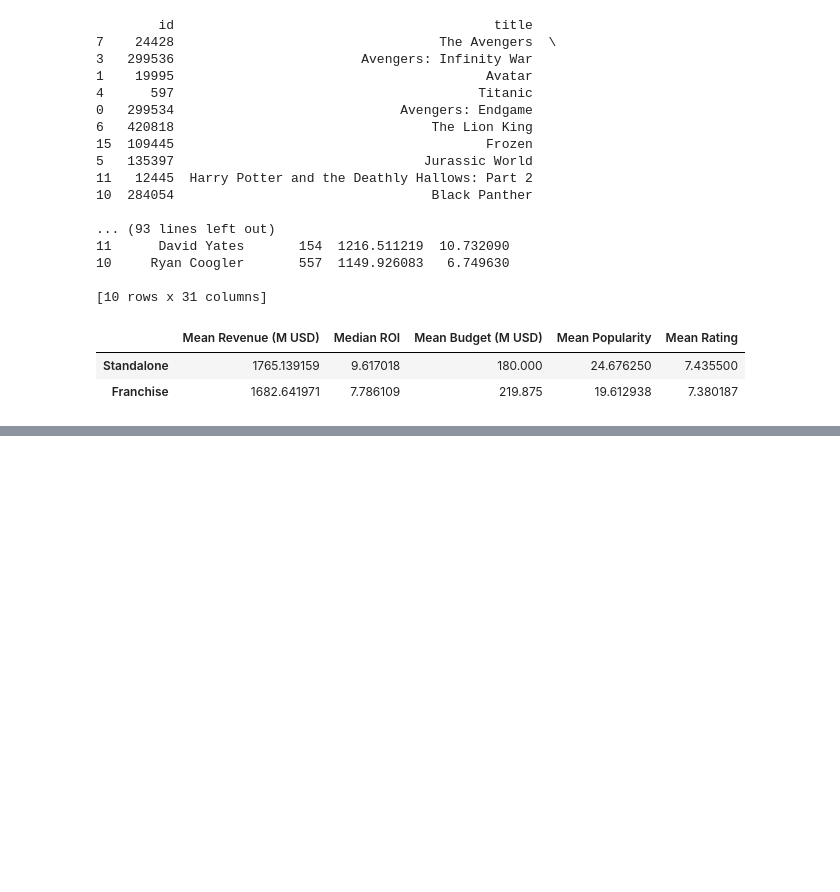
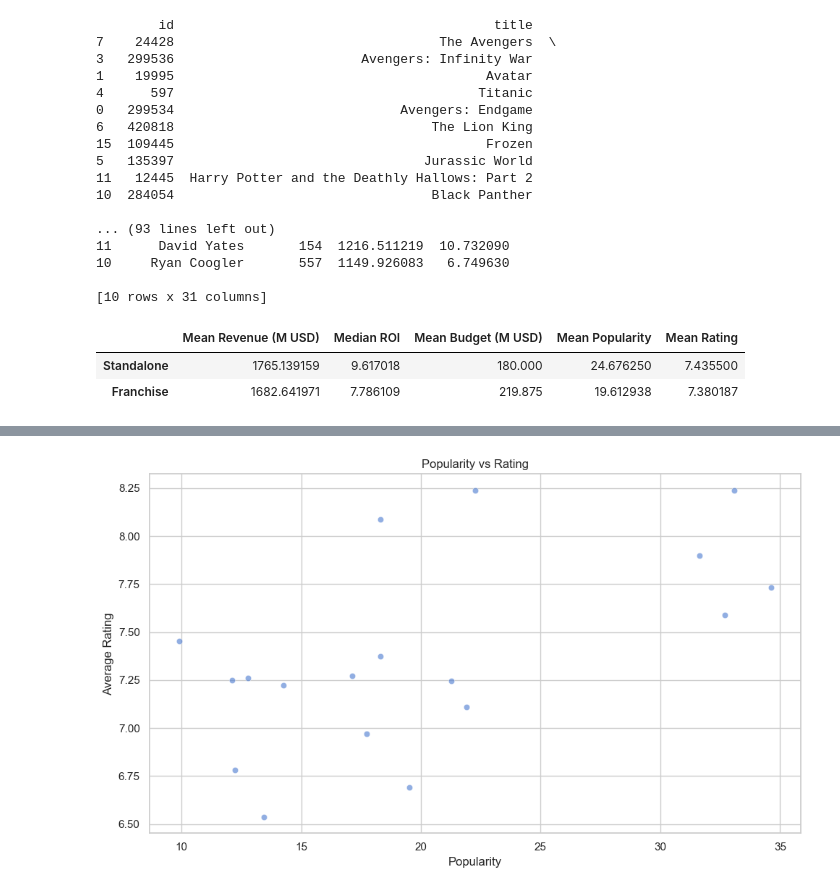
Before and after one commit to richardamasah/Amalitech_GTP, a Jupyter notebook: notebook/notebook1.ipynb, the cells around one changed output, grey strips where cells are left out. Drawn from its saved outputs; the diff is of its cells as text; code cells hidden in the pictures; blank space fills up the shorter version.

```diff
--- a/notebook/notebook1.ipynb
+++ b/notebook/notebook1.ipynb
@@ -690,0 +824,10 @@ top_franchises.head(10)
+# %%
+plt.figure(figsize=(10, 6))
+sns.scatterplot(data=df, x='popularity', y='vote_average', alpha=0.6)
+plt.title('Popularity vs Rating')
+plt.xlabel('Popularity')
+plt.ylabel('Average Rating')
+plt.tight_layout()
+plt.show()
+# %% [output]
+[figure, added]
```
Also changed, not shown: parts of 10 cells of this notebook.
